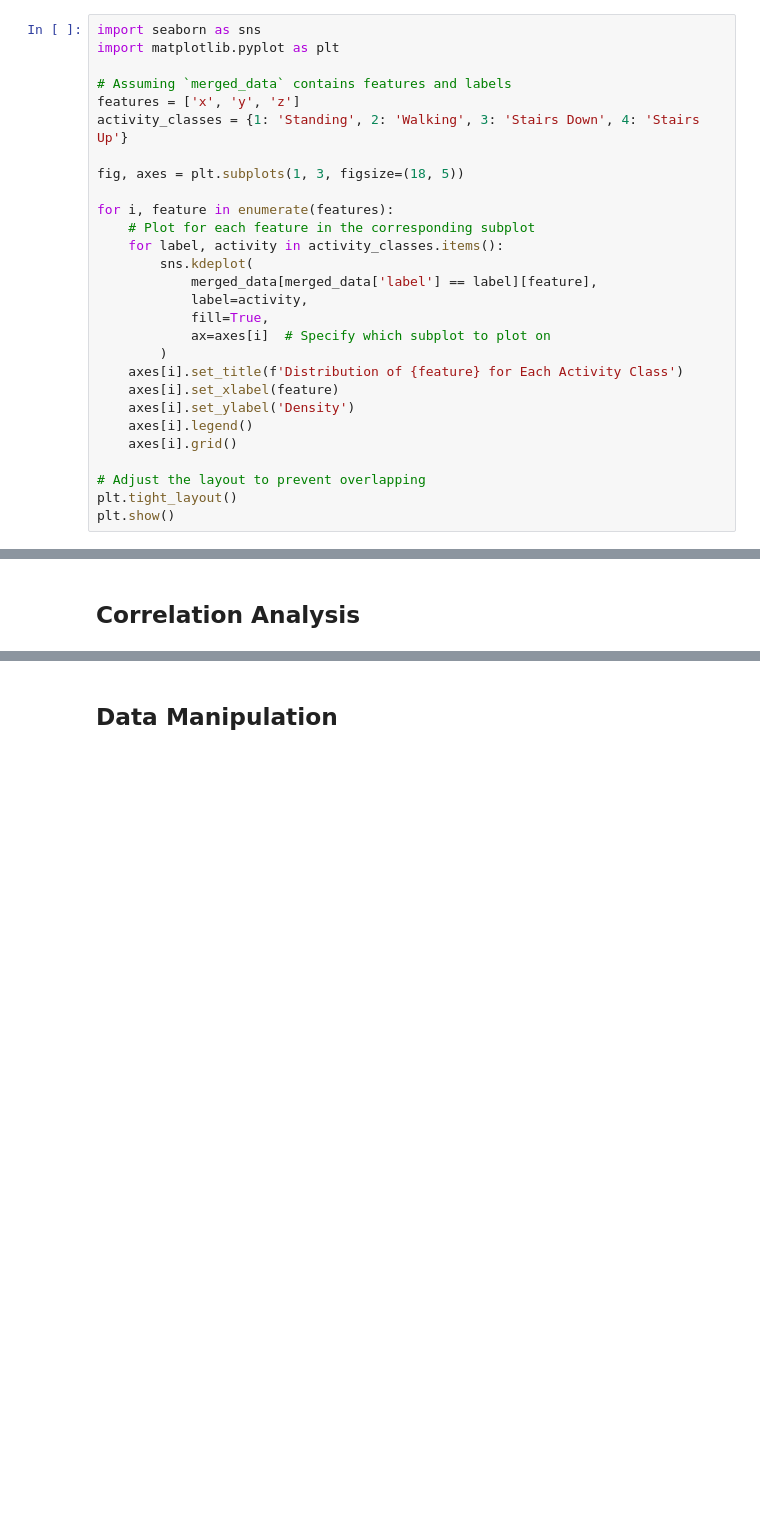
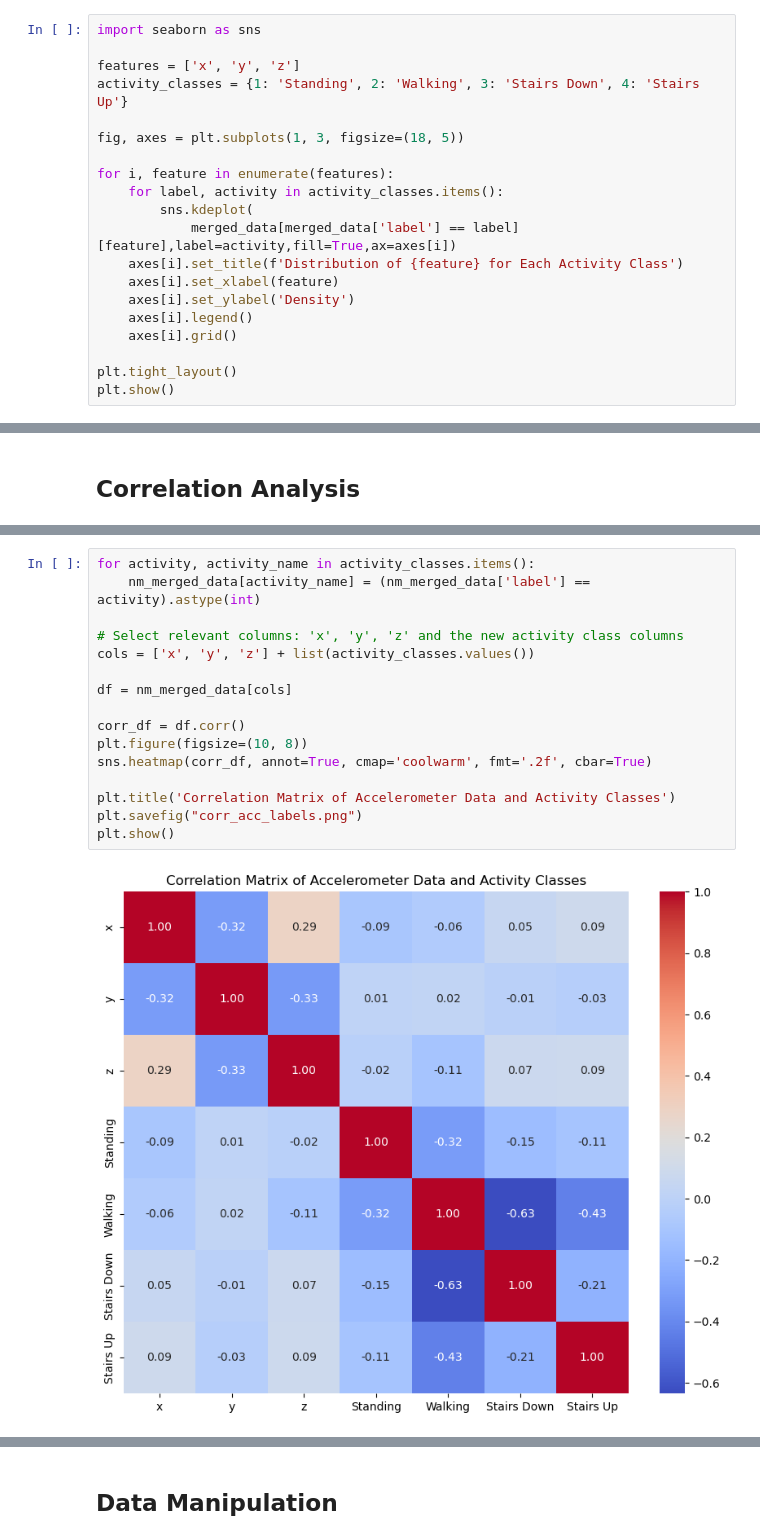
Before and after one commit to wittyphysicist/Final-Project-for-Using-Python-for-Research, a Jupyter notebook: Final Project for Using Python for Research.ipynb, the cells around one changed output, grey strips where cells are left out. Drawn from its saved outputs; the diff is of its cells as text; blank space fills up the shorter version.

```diff
--- a/Final Project for Using Python for Research.ipynb
+++ b/Final Project for Using Python for Research.ipynb
@@ -138,29 +157,21 @@ for i in labels:
 # %%
 import seaborn as sns
-import matplotlib.pyplot as plt
 
-# Assuming `merged_data` contains features and labels
 features = ['x', 'y', 'z']
 activity_classes = {1: 'Standing', 2: 'Walking', 3: 'Stairs Down', 4: 'Stairs Up'}
 
 fig, axes = plt.subplots(1, 3, figsize=(18, 5))
 
 for i, feature in enumerate(features):
-    # Plot for each feature in the corresponding subplot
     for label, activity in activity_classes.items():
         sns.kdeplot(
-            merged_data[merged_data['label'] == label][feature],
-            label=activity,
-            fill=True,
-            ax=axes[i]  # Specify which subplot to plot on
-        )
+            merged_data[merged_data['label'] == label][feature],label=activity,fill=True,ax=axes[i])
     axes[i].set_title(f'Distribution of {feature} for Each Activity Class')
     axes[i].set_xlabel(feature)
     axes[i].set_ylabel('Density')
     axes[i].legend()
     axes[i].grid()
 
-# Adjust the layout to prevent overlapping
 plt.tight_layout()
 plt.show()
 # %% [output]
@@ -196,0 +195,18 @@ df
+# %%
+for activity, activity_name in activity_classes.items():
+    nm_merged_data[activity_name] = (nm_merged_data['label'] == activity).astype(int)
+
+# Select relevant columns: 'x', 'y', 'z' and the new activity class columns
+cols = ['x', 'y', 'z'] + list(activity_classes.values())
+
+df = nm_merged_data[cols]
+
+corr_df = df.corr()
+plt.figure(figsize=(10, 8))
+sns.heatmap(corr_df, annot=True, cmap='coolwarm', fmt='.2f', cbar=True)
+
+plt.title('Correlation Matrix of Accelerometer Data and Activity Classes')
+plt.savefig("corr_acc_labels.png")
+plt.show()
+# %% [output]
+[figure, added]
```
Also changed, not shown: parts of 17 cells of this notebook.
